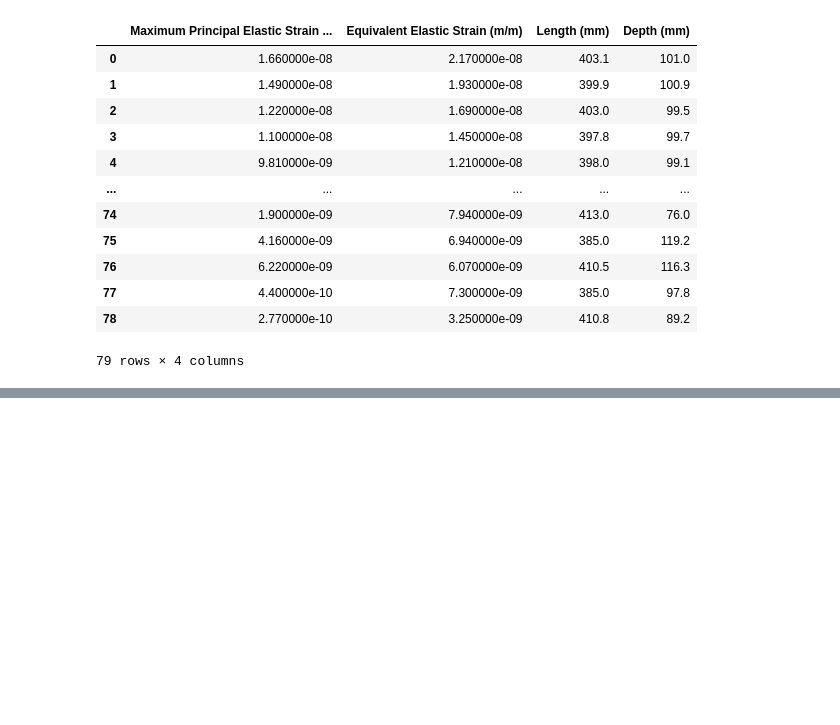
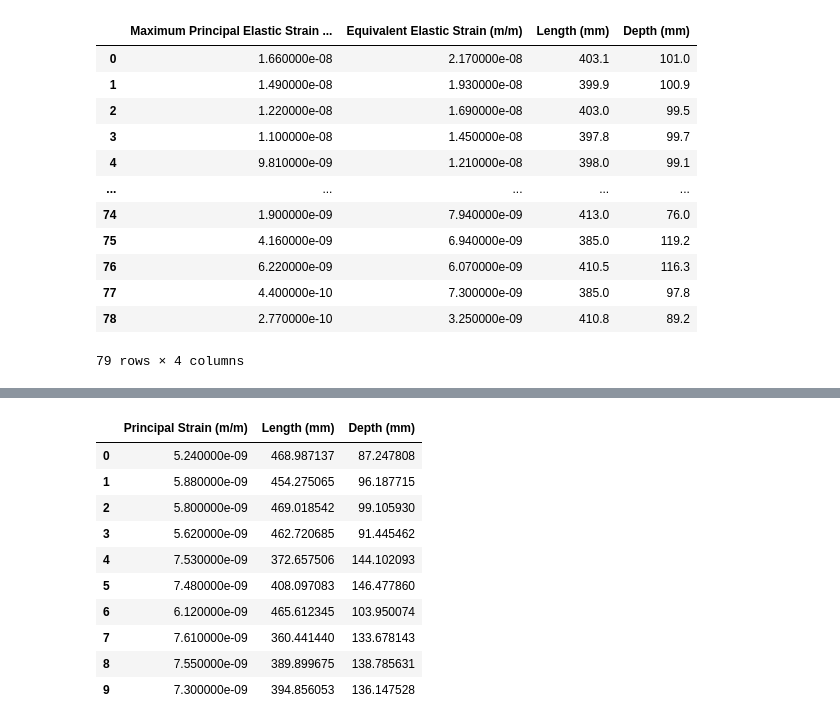
Before and after one commit to ScoutCodes/SMILE, a Jupyter notebook: Drone_Data_Code/Application.ipynb, the cells around one changed output, grey strips where cells are left out. Saved outputs shown, nothing was run; the diff lists cells and outputs as text; code cells hidden in the pictures; blank space fills up the shorter version.

```diff
--- a/Drone_Data_Code/Application.ipynb
+++ b/Drone_Data_Code/Application.ipynb
@@ -38,0 +57,17 @@ df
+# %%
+df2 = pd.read_csv('Principal_Strain_Data.csv')
+df2.drop(columns=['Length_to_Depth_Ratio'], inplace=True)
+
+df2
+# %% [output]
+|  | Principal Strain (m/m) | Length (mm) | Depth (mm) |
+| 0 | 5.240000e-09 | 468.987137 | 87.247808 |
+| 1 | 5.880000e-09 | 454.275065 | 96.187715 |
+| 2 | 5.800000e-09 | 469.018542 | 99.105930 |
+| 3 | 5.620000e-09 | 462.720685 | 91.445462 |
+| 4 | 7.530000e-09 | 372.657506 | 144.102093 |
+| 5 | 7.480000e-09 | 408.097083 | 146.477860 |
+| 6 | 6.120000e-09 | 465.612345 | 103.950074 |
+| 7 | 7.610000e-09 | 360.441440 | 133.678143 |
+| 8 | 7.550000e-09 | 389.899675 | 138.785631 |
+| 9 | 7.300000e-09 | 394.856053 | 136.147528 |
```
Also changed, not shown: parts of 8 cells of this notebook, 7 other files.
